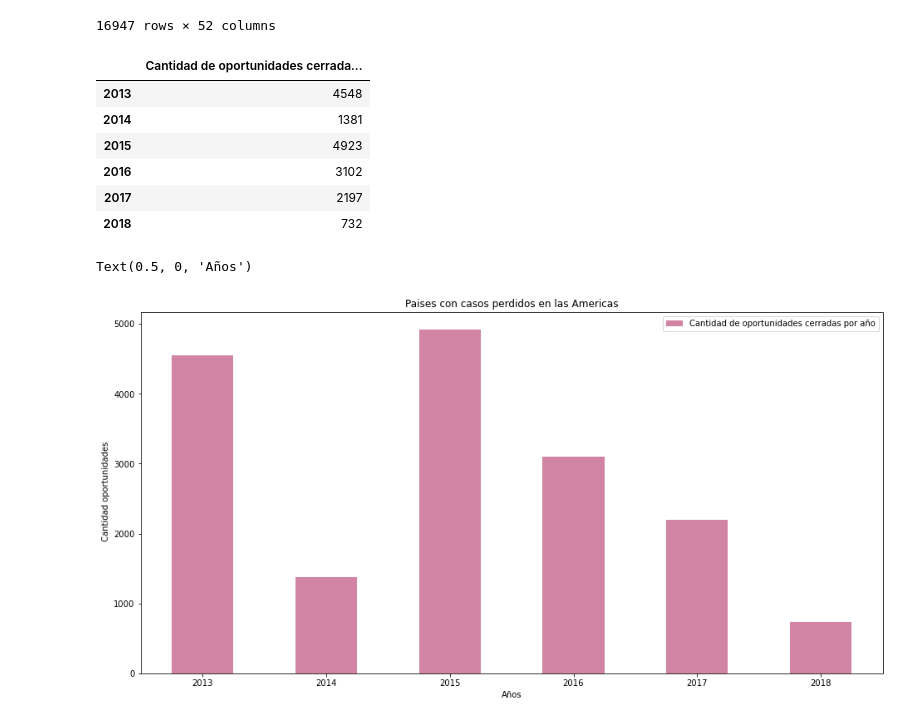
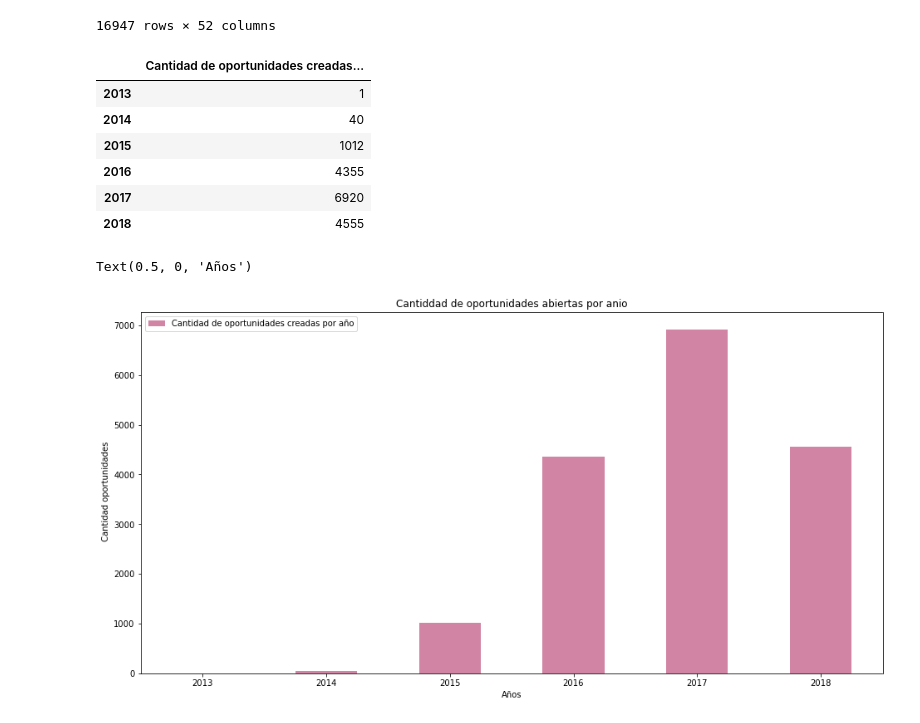
Before and after one commit to Ramaxx95/TP1-Orga-de-Datos, a Jupyter notebook: Visualizaciones/Anios.ipynb, the cells around one changed output. Cells and saved outputs as stored; diff of their text form; code cells hidden in the pictures.

Commit message:
Columna de anios utilizada antes era la equivocada

```diff
--- a/Visualizaciones/Anios.ipynb
+++ b/Visualizaciones/Anios.ipynb
@@ -30,23 +30,23 @@ data_frame
 # %%
 oportunidades_cerradas = data_frame[(data_frame.Stage == 'Closed Lost') | (data_frame.Stage == 'Closed Won') ]
 # %%
-cantidad_cerradas_por_anio = oportunidades_cerradas.Account_Created_Date.dt.year.value_counts().to_frame()
-cantidad_cerradas_por_anio.columns = ['Cantidad de oportunidades cerradas por año']
+cantidad_cerradas_por_anio = oportunidades_cerradas.Opportunity_Created_Date.dt.year.value_counts().to_frame()
+cantidad_cerradas_por_anio.columns = ['Cantidad de oportunidades creadas por año']
 cantidad_cerradas_por_anio.sort_index(inplace = True)
 cantidad_cerradas_por_anio
 # %% [output]
-|  | Cantidad de oportunidades cerrada... |
-| 2013 | 4548 |
-| 2014 | 1381 |
-| 2015 | 4923 |
-| 2016 | 3102 |
-| 2017 | 2197 |
-| 2018 | 732 |
+|  | Cantidad de oportunidades creadas... |
+| 2013 | 1 |
+| 2014 | 40 |
+| 2015 | 1012 |
+| 2016 | 4355 |
+| 2017 | 6920 |
+| 2018 | 4555 |
 # %%
-cantidad_cerradas_por_anio.plot(kind= 'bar',figsize =(16,8), rot =0, title = 'Paises con casos perdidos en las Americas', color = (0.7, 0.2, 0.4, 0.6));
+cantidad_cerradas_por_anio.plot(kind= 'bar',figsize =(16,8), rot =0, title = 'Cantiddad de oportunidades abiertas por anio', color = (0.7, 0.2, 0.4, 0.6));
 ax=plt.gca()
 ax.set_ylabel(' Cantidad oportunidades');
 ax.set_xlabel('Años')
 # %% [output]
 Text(0.5, 0, 'Años')
-[figure, old version]
+[figure, new version]
```
Also changed, not shown: parts of 1 cell of this notebook.
